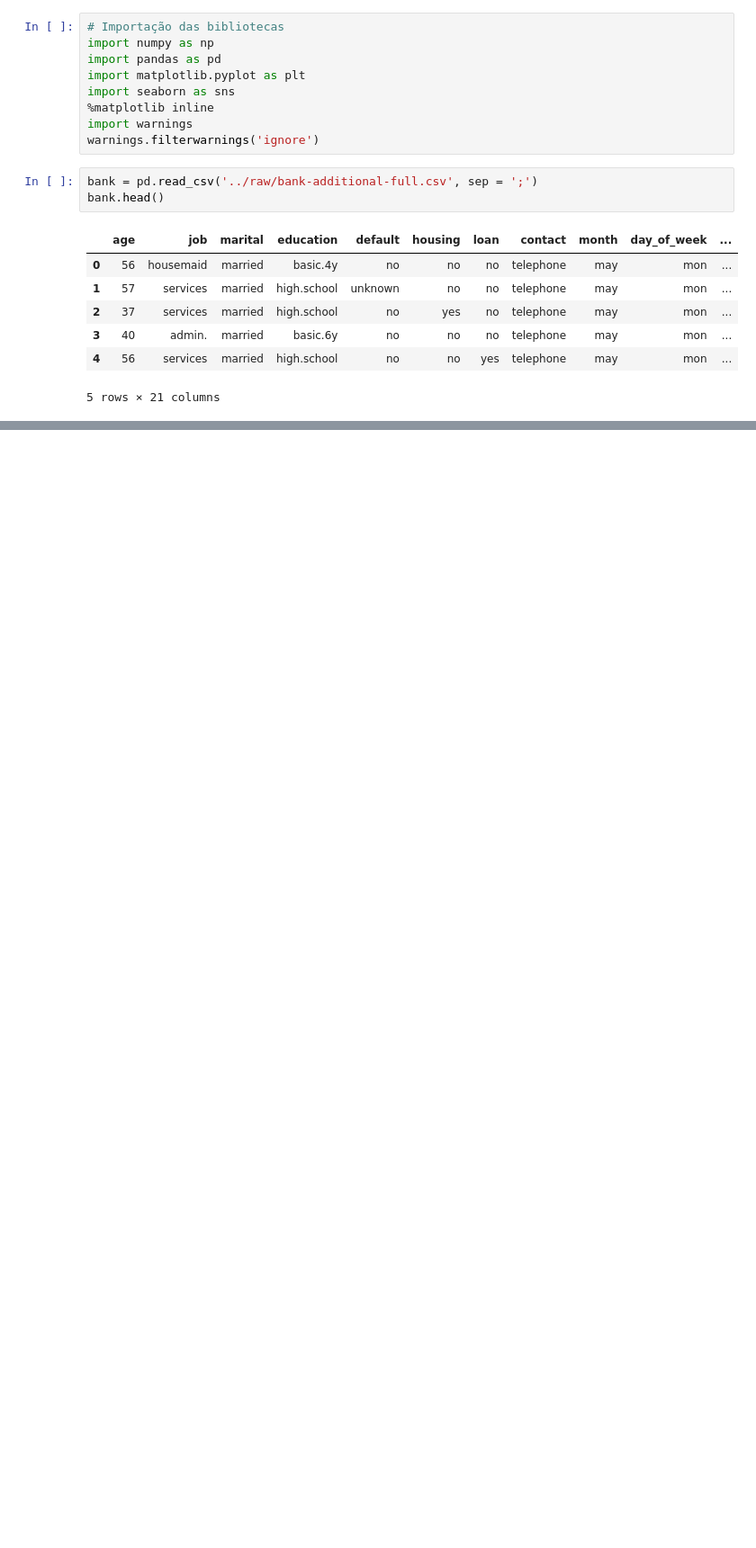
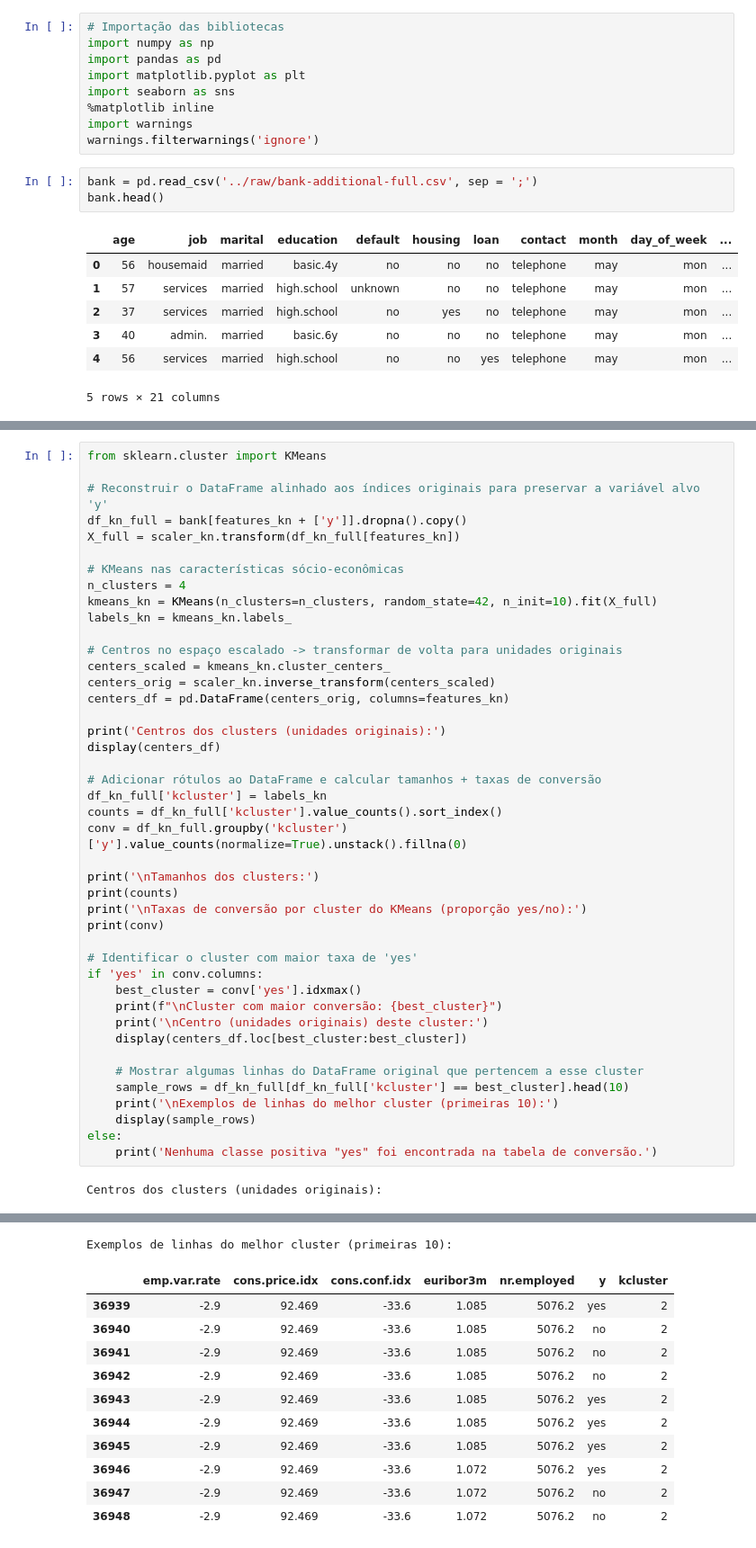
Before and after one commit to Getinstance/datathon-7mlet-grupo-10, a Jupyter notebook: data/kaggle/notebooks/aed-banco.ipynb, the cells around one changed output, grey strips where cells are left out. Shown at 90% size. Drawn from its saved outputs; the diff is of its cells as text; blank space fills up the shorter version.

Commit message:
feat: Exploração de dados do modelo e mais outras melhorias.

```diff
--- a/data/kaggle/notebooks/aed-banco.ipynb
+++ b/data/kaggle/notebooks/aed-banco.ipynb
@@ -124,0 +299,45 @@ memory usage: 6.6 MB
+# %%
+from sklearn.cluster import KMeans
+
+# Reconstruir o DataFrame alinhado aos índices originais para preservar a variável alvo 'y'
+df_kn_full = bank[features_kn + ['y']].dropna().copy()
+X_full = scaler_kn.transform(df_kn_full[features_kn])
+
+# KMeans nas características sócio-econômicas
+n_clusters = 4
+kmeans_kn = KMeans(n_clusters=n_clusters, random_state=42, n_init=10).fit(X_full)
+labels_kn = kmeans_kn.labels_
+
+# Centros no espaço escalado -> transformar de volta para unidades originais
+centers_scaled = kmeans_kn.cluster_centers_
+centers_orig = scaler_kn.inverse_transform(centers_scaled)
+centers_df = pd.DataFrame(centers_orig, columns=features_kn)
+
+print('Centros dos clusters (unidades originais):')
+display(centers_df)
+
+# Adicionar rótulos ao DataFrame e calcular tamanhos + taxas de conversão
+df_kn_full['kcluster'] = labels_kn
+counts = df_kn_full['kcluster'].value_counts().sort_index()
+conv = df_kn_full.groupby('kcluster')['y'].value_counts(normalize=True).unstack().fillna(0)
+
+print('\nTamanhos dos clusters:')
+print(counts)
+print('\nTaxas de conversão por cluster do KMeans (proporção yes/no):')
+print(conv)
+
+# Identificar o cluster com maior taxa de 'yes'
+if 'yes' in conv.columns:
+    best_cluster = conv['yes'].idxmax()
+    print(f"\nCluster com maior conversão: {best_cluster}")
+    print('\nCentro (unidades originais) deste cluster:')
+    display(centers_df.loc[best_cluster:best_cluster])
+
+    # Mostrar algumas linhas do DataFrame original que pertencem a esse cluster
+    sample_rows = df_kn_full[df_kn_full['kcluster'] == best_cluster].head(10)
+    print('\nExemplos de linhas do melhor cluster (primeiras 10):')
+    display(sample_rows)
+else:
+    print('Nenhuma classe positiva "yes" foi encontrada na tabela de conversão.')
+# %% [output]
+Centros dos clusters (unidades originais):
@@ -124,0 +370,12 @@ memory usage: 6.6 MB
+Exemplos de linhas do melhor cluster (primeiras 10):
+|  | emp.var.rate | cons.price.idx | cons.conf.idx | euribor3m | nr.employed | y | kcluster |
+| 36939 | -2.9 | 92.469 | -33.6 | 1.085 | 5076.2 | yes | 2 |
+| 36940 | -2.9 | 92.469 | -33.6 | 1.085 | 5076.2 | no | 2 |
+| 36941 | -2.9 | 92.469 | -33.6 | 1.085 | 5076.2 | no | 2 |
+| 36942 | -2.9 | 92.469 | -33.6 | 1.085 | 5076.2 | no | 2 |
+| 36943 | -2.9 | 92.469 | -33.6 | 1.085 | 5076.2 | yes | 2 |
+| 36944 | -2.9 | 92.469 | -33.6 | 1.085 | 5076.2 | yes | 2 |
+| 36945 | -2.9 | 92.469 | -33.6 | 1.085 | 5076.2 | yes | 2 |
+| 36946 | -2.9 | 92.469 | -33.6 | 1.072 | 5076.2 | yes | 2 |
+| 36947 | -2.9 | 92.469 | -33.6 | 1.072 | 5076.2 | no | 2 |
+| 36948 | -2.9 | 92.469 | -33.6 | 1.072 | 5076.2 | no | 2 |
```
Also changed, not shown: parts of 14 cells of this notebook, 8 other files.
